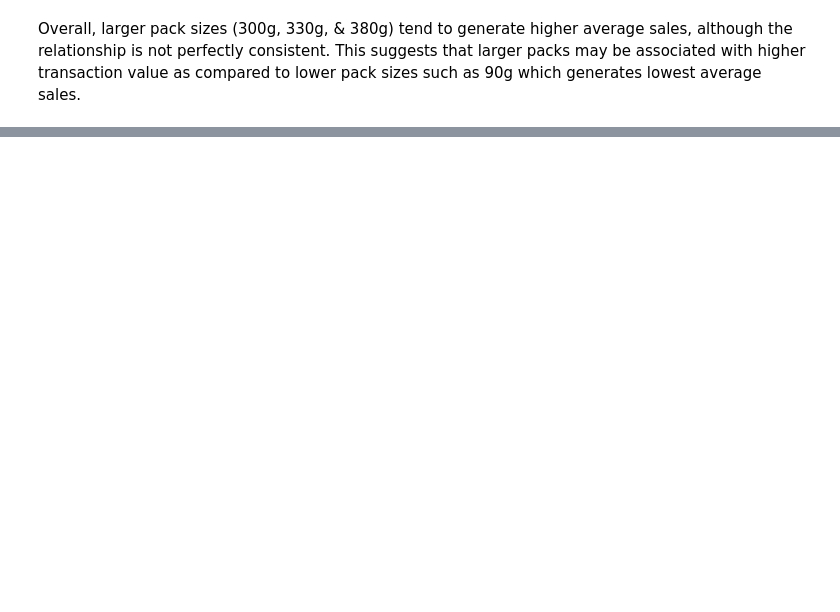
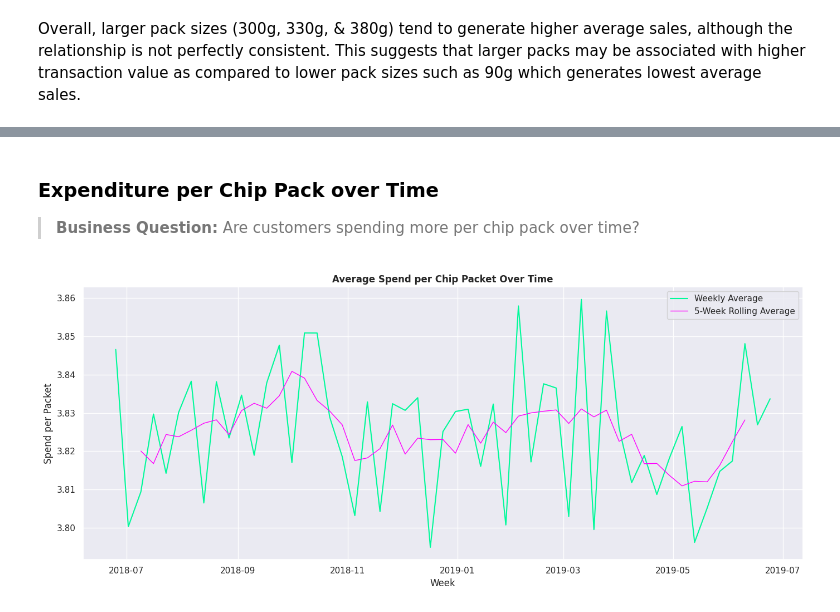
Before and after one commit to edi-kanyua/Product-Analytics-and-Consumer-Insights, a Jupyter notebook: Product_Analytics_&_Consumer_Insights.ipynb, the cells around one changed output, grey strips where cells are left out. Cells and saved outputs as stored; diff of their text form; code cells hidden in the pictures; blank space fills up the shorter version.

```diff
--- a/Product_Analytics_&_Consumer_Insights.ipynb
+++ b/Product_Analytics_&_Consumer_Insights.ipynb
@@ -350,0 +428,46 @@ This suggests that larger packs may be associated with higher transaction value
+# %% [markdown]
+### Expenditure per Chip Pack over Time
+
+> **Business Question:** Are customers spending more per chip pack over time?
+# %%
+# Are customers spending more per chip packet over time?
+df['Spend_per_Pck'] = df['TOT_SALES'] / df['PROD_QTY']
+
+# Aggregate by week
+df['Week'] = df['DATE'].dt.to_period('W').dt.to_timestamp()
+
+trend = df.groupby('Week')['Spend_per_Pck'].mean().reset_index()
+trend = trend.sort_values("Week")
+
+trend["rolling"] = trend["Spend_per_Pck"].rolling(window=5, center=True).mean()
+trend['Spend_per_Pck'] = pd.to_numeric(trend['Spend_per_Pck'], errors='coerce')
+
+plt.figure(figsize=(14, 6))
+
+sns.lineplot(
+    data=trend,
+    x='Week',
+    y='Spend_per_Pck',
+    label='Weekly Average',
+    linewidth=1.5,
+    #alpha=0.6,
+    color=custom_colors[1]
+)
+
+sns.lineplot(
+    data=trend,
+    x='Week',
+    y='rolling',
+    label='5-Week Rolling Average',
+    linewidth=1,
+    color='magenta'
+)
+
+plt.title('Average Spend per Chip Packet Over Time', fontweight='bold')
+plt.xlabel('Week')
+plt.ylabel('Spend per Packet')
+plt.legend(title='')
+plt.tight_layout()
+plt.show()
+# %% [output]
+[figure, added]
```
Also changed, not shown: parts of 5 cells of this notebook.
